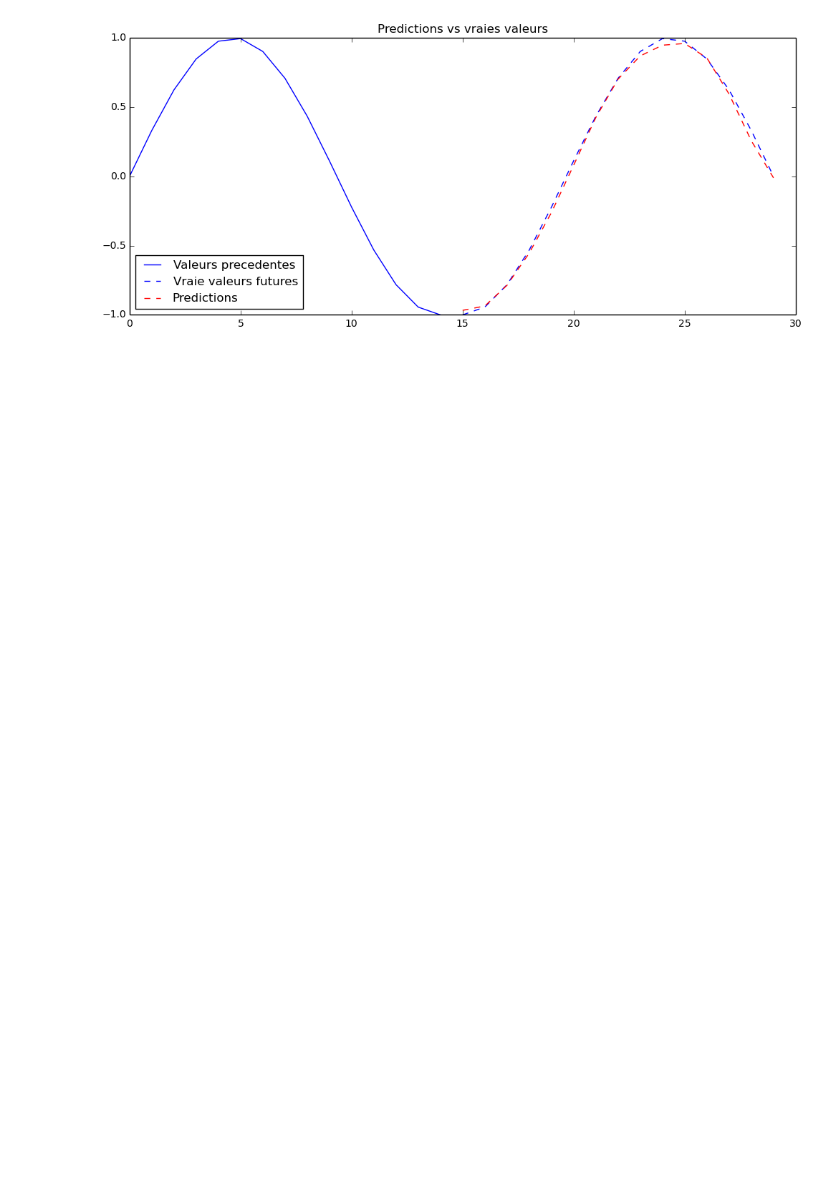
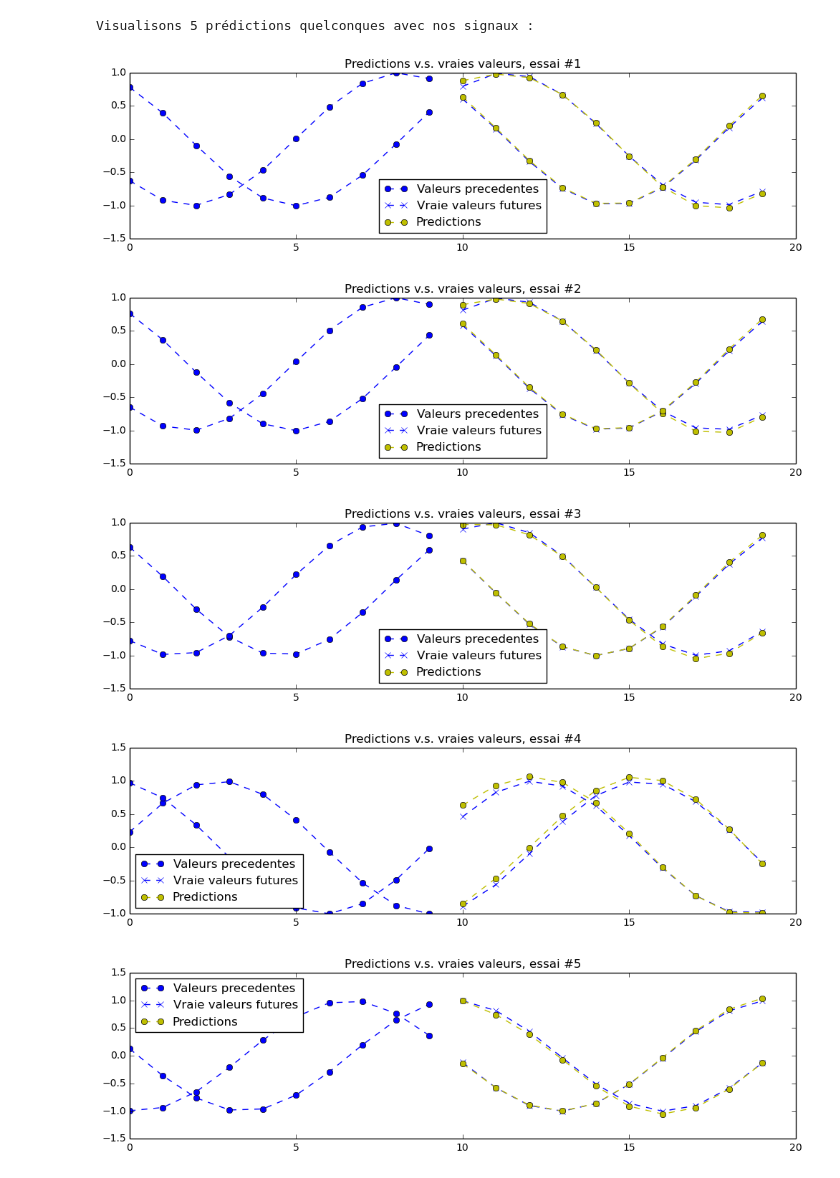
Before and after one commit to guillaume-chevalier/seq2seq-signal-prediction, a Jupyter notebook: TF seq2seq.ipynb, the cells around one changed output. Saved outputs shown, nothing was run; the diff lists cells and outputs as text; code cells hidden in the pictures; blank space fills up the shorter version.

```diff
--- a/TF seq2seq.ipynb
+++ b/TF seq2seq.ipynb
@@ -24,17 +69,24 @@ import math
 # %%
 
+sample_x, sample_y = generate_x_y_data(isTrain=True, batch_size=1)
+print "Dimensions du jeux de données pour un X et un Y : "
+# (seq_length, batch_size, output_dim)
+print sample_x.shape
+print sample_y.shape
+
 # Neural net's parameters
-seq_length = 15  # Inputs and outputs are sequences of same lenght
-batch_size = 1  # Keeping it simple for now
+seq_length = sample_x.shape[0]  # Inputs and outputs are sequences of same lenght
+batch_size = 5  # Keeping it simple for now
 
 # Each unit in the sequence is a float32 vector of lenght 10:
 # Same dimension sizes just for simplicity now
-output_dim = hidden_dim = input_dim = 10
+output_dim = input_dim = sample_x.shape[-1]
+hidden_dim = 12
 layers_stacked_count = 2
 
 # Optmizer:
 learning_rate = 0.007  # Small lr to avoid problem
-nb_iters = 300  # Crank up the iters in consequence
+nb_iters = 100  # Crank up the iters in consequence
 lr_decay = 0.92  # 0.9 default
 momentum = 0.5  # 0.0 default
 lambda_l2_reg = 0.003
@@ -86,7 +160,7 @@ with tf.variable_scope('Seq2seq'):
 with tf.variable_scope('Loss'):
     # L2 loss
     output_loss = 0
-    for _y, _Y in zip(dec_outputs, expected_sparse_output):
+    for _y, _Y in zip(reshaped_outputs, expected_sparse_output):
         output_loss += tf.reduce_mean(tf.nn.l2_loss(_y - _Y))
 
     # L2 regularization
@@ -194,22 +231,38 @@ plt.show()
 # %%
-# Test the training
-X, Y = generate_x_y_data()
-feed_dict = {
-    enc_inp[t]: X[t] for t in range(seq_length)
-}
-outputs = sess.run([dec_outputs], feed_dict)
+# Tester
+nb_predictions = 5
+print "Visualisons {} prédictions quelconques avec nos signaux :".format(nb_predictions)
 
-past = X[:,0,0]
-expected = Y[:,0,0]
-pred = np.array(outputs[0])[:,0,0]
+X, Y = generate_x_y_data(isTrain=True, batch_size=nb_predictions)
+feed_dict = {enc_inp[t]: X[t] for t in range(seq_length)}
+outputs = sess.run([reshaped_outputs], feed_dict)
 
-plt.figure(figsize=(12, 5))
-plt.plot(list(range(len(past))), past, "b", label="Valeurs precedentes")
-plt.plot(range(len(past), len(expected)+len(past)), expected, "--b", label="Vraie valeurs futures")
-plt.plot(range(len(past), len(pred)+len(past)), pred, "--r", label="Predictions")
-# plt.plot(pred)
-plt.legend(loc='best')
-plt.title("Predictions vs vraies valeurs")
-plt.show()
+for j in range(nb_predictions):
+    plt.figure(figsize=(12, 3))
+
+    for k in range(output_dim):
+        past = X[:,j,k]
+        expected = Y[:,j,k]
+        pred = np.array(outputs[0])[:,j,k]
+        label1 = "Valeurs precedentes" if k==0 else "_nolegend_"
+        label2 = "Vraie valeurs futures" if k==0 else "_nolegend_"
+        label3 = "Predictions" if k==0 else "_nolegend_"
+        plt.plot(range(len(past)), past, "o--b", label=label1)
+        plt.plot(range(len(past), len(expected)+len(past)), expected, "x--b", label=label2)
+        plt.plot(range(len(past), len(pred)+len(past)), pred, "o--y", label=label3)
+
+    plt.legend(loc='best')
+    plt.title("Predictions v.s. vraies valeurs, essai #{}".format(j+1))
+    plt.show()
+
+print "Le signal peut contenir plusieurs dimensions en sortie à la fois."
+print "Si c'est le cas, les signaux sont empilés avec la même couleur."
+print "En vrai, on pourrait imaginer plusieurs symboles boursiers évoluant dans le"
+print "même référentiel de temps, analysés en même temps par le même réseau de neurones."
 # %% [output]
+Visualisons 5 prédictions quelconques avec nos signaux :
-[figure, old version]
+[figure, new version]
+[figure, added]
+[figure, added]
+[figure, added]
+[figure, added]
```
Also changed, not shown: parts of 16 cells of this notebook, 1 other file.
